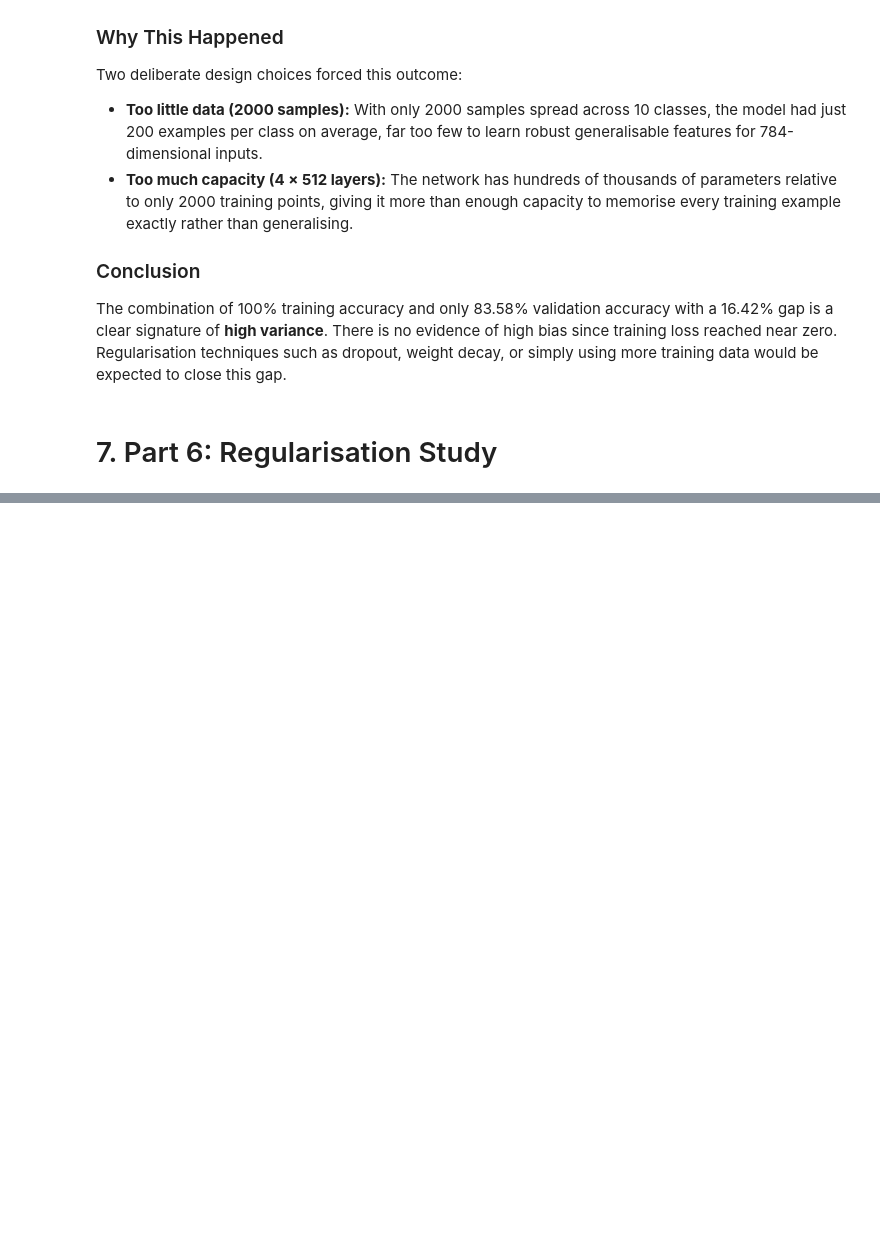
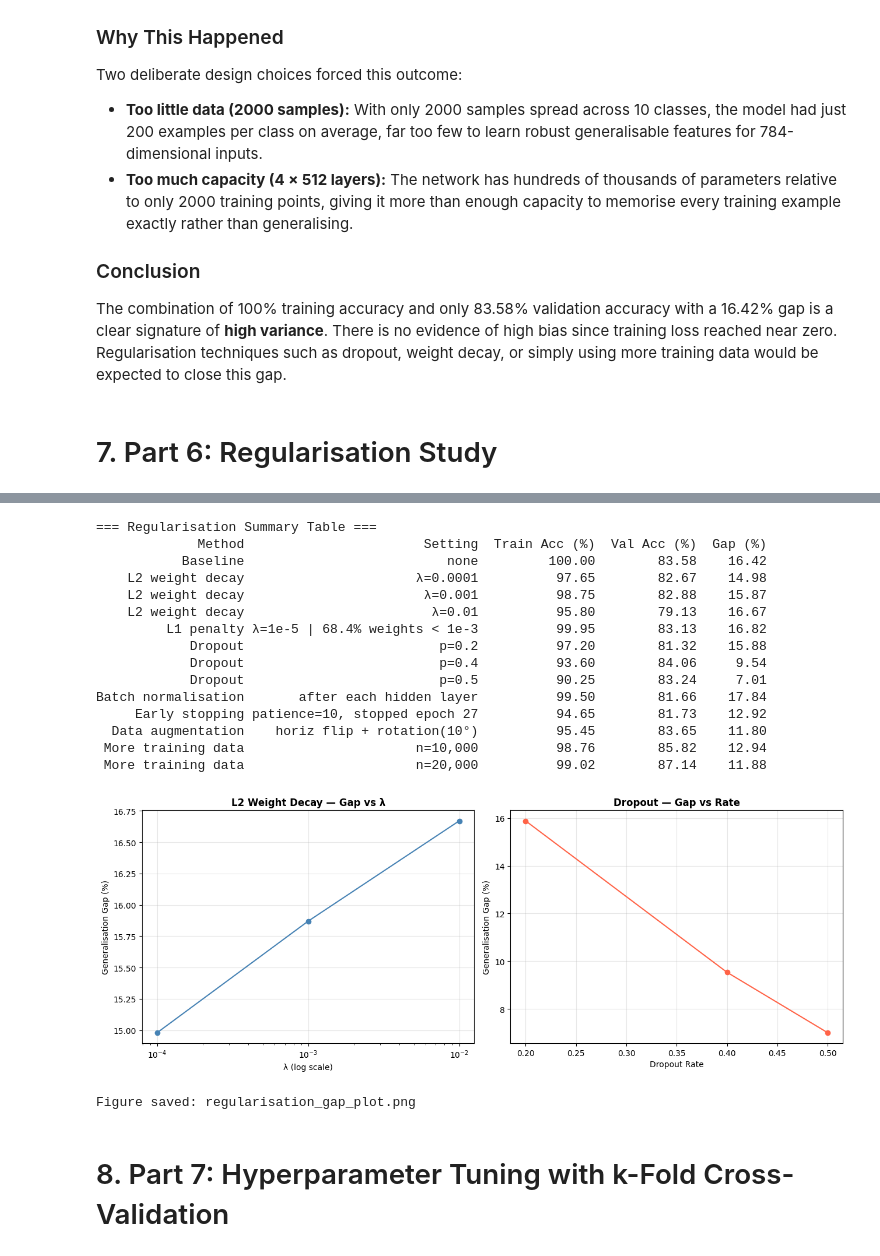
Before and after one commit to RaniaShoaib89/Fashion-MNIST-NN, a Jupyter notebook: A1.ipynb, the cells around one changed output, grey strips where cells are left out. Drawn from its saved outputs; the diff is of its cells as text; code cells hidden in the pictures; blank space fills up the shorter version.

Commit message:
Kaggle Notebook | Assignment 1 | part 6 : Regularisation

```diff
--- a/A1.ipynb
+++ b/A1.ipynb
@@ -1054,0 +1253,53 @@ decay, or simply using more training data would be expected to close this gap.
+# %%
+# 6.9  Summary Table
+df_reg = pd.DataFrame(rows)
+print("\nRegularisation Summary Table")
+print(df_reg.to_string(index=False))
+
+
+# 6.10  Gap vs Strength plots (L2 and Dropout)
+fig, axes = plt.subplots(1, 2, figsize=(13, 5))
+
+# L2
+l2_x   = [r[0] for r in l2_results]
+l2_gap = [r[1] for r in l2_results]
+axes[0].plot(l2_x, l2_gap, marker='o', color='steelblue')
+axes[0].set_xscale('log')
+axes[0].set_title("L2 Weight Decay — Gap vs λ", fontweight='bold')
+axes[0].set_xlabel("λ (log scale)")
+axes[0].set_ylabel("Generalisation Gap (%)")
+axes[0].grid(alpha=0.3)
+
+# Dropout
+do_x   = [r[0] for r in do_results]
+do_gap = [r[1] for r in do_results]
+axes[1].plot(do_x, do_gap, marker='o', color='tomato')
+axes[1].set_title("Dropout — Gap vs Rate", fontweight='bold')
+axes[1].set_xlabel("Dropout Rate")
+axes[1].set_ylabel("Generalisation Gap (%)")
+axes[1].grid(alpha=0.3)
+
+plt.tight_layout()
+plt.savefig("regularisation_gap_plot.png", dpi=150)
+plt.show()
+print("Figure saved: regularisation_gap_plot.png")
+# %% [output]
+=== Regularisation Summary Table ===
+             Method                       Setting  Train Acc (%)  Val Acc (%)  Gap (%)
+           Baseline                          none         100.00        83.58    16.42
+    L2 weight decay                      λ=0.0001          97.65        82.67    14.98
+    L2 weight decay                       λ=0.001          98.75        82.88    15.87
+    L2 weight decay                        λ=0.01          95.80        79.13    16.67
+         L1 penalty λ=1e-5 | 68.4% weights < 1e-3          99.95        83.13    16.82
+            Dropout                         p=0.2          97.20        81.32    15.88
+            Dropout                         p=0.4          93.60        84.06     9.54
+            Dropout                         p=0.5          90.25        83.24     7.01
+Batch normalisation       after each hidden layer          99.50        81.66    17.84
+     Early stopping patience=10, stopped epoch 27          94.65        81.73    12.92
+  Data augmentation    horiz flip + rotation(10°)          95.45        83.65    11.80
+ More training data                      n=10,000          98.76        85.82    12.94
+ More training data                      n=20,000          99.02        87.14    11.88
+[figure, added]
+Figure saved: regularisation_gap_plot.png
+# %% [markdown]
+# 8. Part 7: Hyperparameter Tuning with k-Fold Cross-Validation
```
Also changed, not shown: parts of 13 cells of this notebook.
